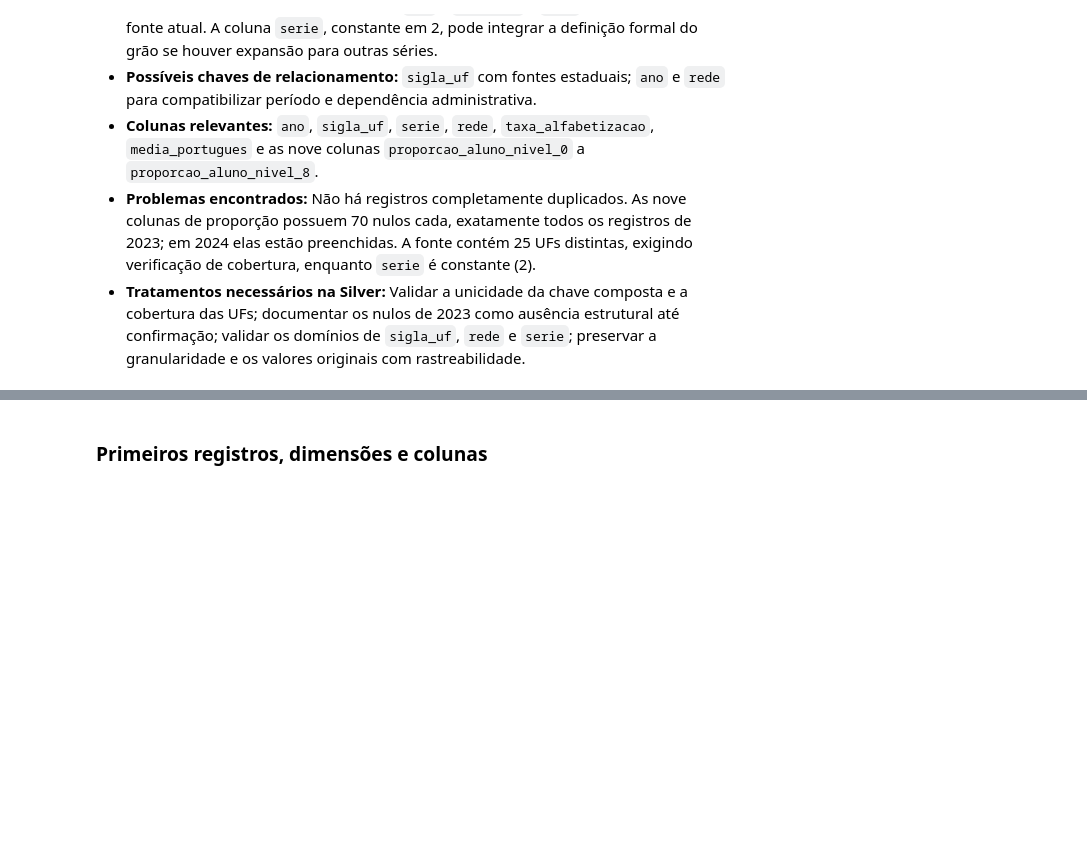
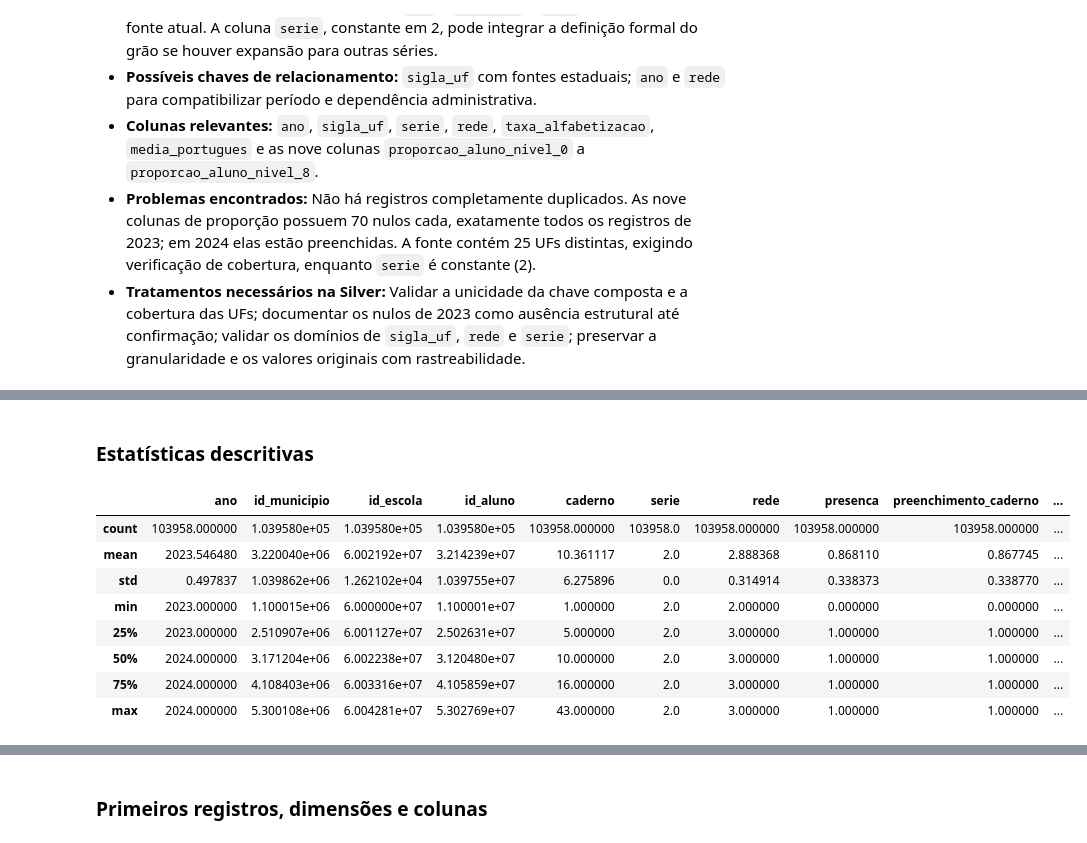
Before and after one commit to paollalopes/literacy-data-pipeline, a Jupyter notebook: notebooks/00_exploracao/exploracao_datasets.ipynb, the cells around one changed output, grey strips where cells are left out. Saved outputs shown, nothing was run; the diff lists cells and outputs as text; code cells hidden in the pictures; blank space fills up the shorter version.

Commit message:
Updating dataset alunos

```diff
--- a/notebooks/00_exploracao/exploracao_datasets.ipynb
+++ b/notebooks/00_exploracao/exploracao_datasets.ipynb
@@ -268,2 +268,5 @@ Registros completamente duplicados: 0
 
 ### Importação e leitura do arquivo
+# %%
+caminho_avaliacao_alunos = PASTA_DADOS / 'avaliacao_alunos.csv'
+avaliacao_alunos = pd.read_csv(caminho_avaliacao_alunos)
@@ -269,0 +323,14 @@ Registros completamente duplicados: 0
+# %% [markdown]
+### Estatísticas descritivas
+# %%
+display(avaliacao_alunos.describe(include='all'))
+# %% [output]
+|  | ano | id_municipio | id_escola | id_aluno | caderno | serie | rede | presenca | preenchimento_caderno | ... |
+| count | 103958.000000 | 1.039580e+05 | 1.039580e+05 | 1.039580e+05 | 103958.000000 | 103958.0 | 103958.000000 | 103958.000000 | 103958.000000 | ... |
+| mean | 2023.546480 | 3.220040e+06 | 6.002192e+07 | 3.214239e+07 | 10.361117 | 2.0 | 2.888368 | 0.868110 | 0.867745 | ... |
+| std | 0.497837 | 1.039862e+06 | 1.262102e+04 | 1.039755e+07 | 6.275896 | 0.0 | 0.314914 | 0.338373 | 0.338770 | ... |
+| min | 2023.000000 | 1.100015e+06 | 6.000000e+07 | 1.100001e+07 | 1.000000 | 2.0 | 2.000000 | 0.000000 | 0.000000 | ... |
+| 25% | 2023.000000 | 2.510907e+06 | 6.001127e+07 | 2.502631e+07 | 5.000000 | 2.0 | 3.000000 | 1.000000 | 1.000000 | ... |
+| 50% | 2024.000000 | 3.171204e+06 | 6.002238e+07 | 3.120480e+07 | 10.000000 | 2.0 | 3.000000 | 1.000000 | 1.000000 | ... |
+| 75% | 2024.000000 | 4.108403e+06 | 6.003316e+07 | 4.105859e+07 | 16.000000 | 2.0 | 3.000000 | 1.000000 | 1.000000 | ... |
+| max | 2024.000000 | 5.300108e+06 | 6.004281e+07 | 5.302769e+07 | 43.000000 | 2.0 | 3.000000 | 1.000000 | 1.000000 | ... |
```
Also changed, not shown: parts of 11 cells of this notebook.
